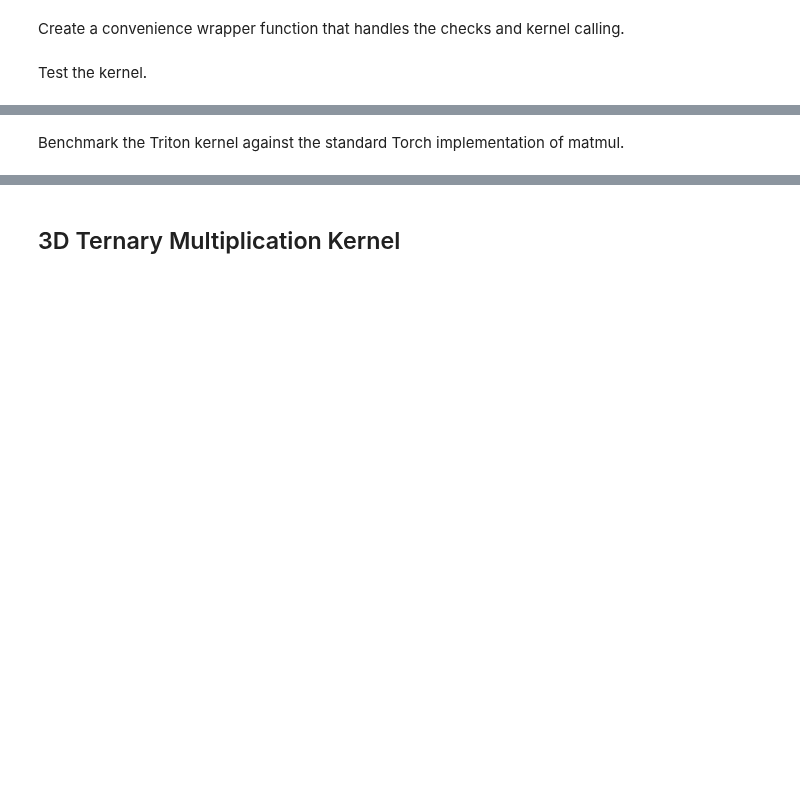
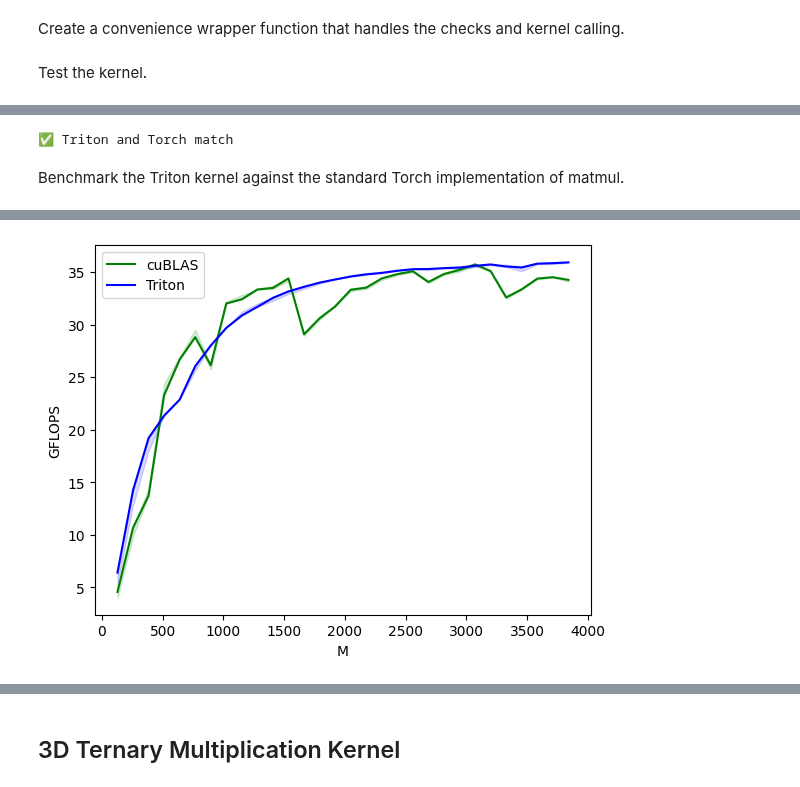
Before and after one commit to PhotonicGluon/Keras-MatMulLess, a Jupyter notebook: Ternary_Multiplication_in_Triton.ipynb, the cells around one changed output, grey strips where cells are left out. Drawn from its saved outputs; the diff is of its cells as text; code cells hidden in the pictures; blank space fills up the shorter version.

```diff
--- a/Ternary_Multiplication_in_Triton.ipynb
+++ b/Ternary_Multiplication_in_Triton.ipynb
@@ -157,7 +165,7 @@ def ternary_mul_2d_kernel(
     """
     Kernel for computing the ternary multiplication
         z = xW
-    `x` has shape `(1, M)`, `W` has shape `(M, N)`, and `z` has shape `(1, N)`.
+    `x` has shape `(M,)`, `W` has shape `(M, N)`, and `z` has shape `(N,)`.
     """
 
     # ----------------------------------------------------------
@@ -233,7 +241,7 @@ def ternary_mul_2d(x, w, scale):
 # %% [markdown]
 Test the kernel.
 # %%
-# X_LEN = 256  # x is the 1D vector
-# W_LEN = 256  # W is the quantized weights matrix
-# W_SIZE = (X_LEN, W_LEN)
+X_LEN = 256  # x is the 1D vector
+W_LEN = 256  # W is the quantized weights matrix
+W_SIZE = (X_LEN, W_LEN)
 # %%
@@ -251,42 +297,45 @@ Test the kernel.
 # %%
-# if torch.allclose(triton_output, torch_output, atol=1e-3):
-#     print("✅ Triton and Torch match")
-# else:
-#     raise ValueError("❌ Triton and Torch differ")
+if torch.allclose(triton_output, torch_output, atol=1e-3):
+    print("✅ Triton and Torch match")
+else:
+    raise ValueError("❌ Triton and Torch differ")
+# %% [output]
+✅ Triton and Torch match
 # %% [markdown]
 Benchmark the Triton kernel against the standard Torch implementation of matmul.
 # %%
-# ref_lib = "cuBLAS"
+ref_lib = "cuBLAS"
 
-# configs = [
-#     triton.testing.Benchmark(
-#         x_names=["M", "N"],  # Argument names to use as an x-axis for the plot
-#         x_vals=[128 * i for i in range(1, 31)],  # Different possible values for `x_name`
-#         line_arg="provider",  # Argument name whose value corresponds to a different line in the plot
-#         # Possible values for `line_arg`
-#         line_vals=[ref_lib.lower(), "triton"],  # Label name for the lines
-#         line_names=[ref_lib, "Triton"],  # Line styles
-#         styles=[("green", "-"), ("blue", "-")],
-#         ylabel="GFLOPS",  # Label name for the y-axis
-#         plot_name="ternary-mul-2d-performance",  # Name for the plot, used also as a file name for saving the plot.
-#         args={},
-#     )
-# ]
+configs = [
+    triton.testing.Benchmark(
+        x_names=["M", "N"],  # Argument names to use as an x-axis for the plot
+        x_vals=[128 * i for i in range(1, 31)],  # Different possible values for `x_name`
+        line_arg="provider",  # Argument name whose value corresponds to a different line in the plot
+        # Possible values for `line_arg`
+        line_vals=[ref_lib.lower(), "triton"],  # Label name for the lines
+        line_names=[ref_lib, "Triton"],  # Line styles
+        styles=[("green", "-"), ("blue", "-")],
+        ylabel="GFLOPS",  # Label name for the y-axis
+        plot_name="ternary-mul-2d-performance",  # Name for the plot, used also as a file name for saving the plot.
+        args={},
+    )
+]
 
-# @triton.testing.perf_report(configs)
-# def benchmark(M, N, provider):
-#     print(f"Trial when M = {M} and N = {N} for {provider}")
-#     x = torch.rand(M, device="cuda")
-#     w = torch.tensor([-1.0, 0.0, 1.0], device="cuda")[torch.randint(2, (M, N))]
-#     scale = torch.rand(1, dtype=torch.float32).item()
+@triton.testing.perf_report(configs)
+def benchmark(M, N, provider):
+    print(f"Trial when M = {M} and N = {N} for {provider}")
+    x = torch.rand(M, device="cuda")
+    w = torch.tensor([-1.0, 0.0, 1.0], device="cuda")[torch.randint(2, (M, N))]
+    scale = torch.rand(1, dtype=torch.float32).item()
 
-#     quantiles = [0.5, 0.2, 0.8]
-#     if provider == ref_lib.lower():
-#         ms, min_ms, max_ms = triton.testing.do_bench(lambda: torch.matmul(x, w) / scale, quantiles=quantiles)
-#     if provider == "triton":
-#         ms, min_ms, max_ms = triton.testing.do_bench(lambda: ternary_mul_2d(x, w, scale), quantiles=quantiles)
-#     gflops = lambda ms: 2 * M * N * 1e-9 / (ms * 1e-3)
-#     return gflops(ms), gflops(max_ms), gflops(min_ms)
+    quantiles = [0.5, 0.2, 0.8]
+    if provider == ref_lib.lower():
+        ms, min_ms, max_ms = triton.testing.do_bench(lambda: torch.matmul(x, w) / scale, quantiles=quantiles)
+    if provider == "triton":
+        ms, min_ms, max_ms = triton.testing.do_bench(lambda: ternary_mul_2d(x, w, scale), quantiles=quantiles)
+    gflops = lambda ms: 2 * M * N * 1e-9 / (ms * 1e-3)
+    return gflops(ms), gflops(max_ms), gflops(min_ms)
 
 
-# benchmark.run(show_plots=True, print_data=True)
+benchmark.run(show_plots=True, print_data=True)
+# %% [output]
@@ -292,0 +359 @@ Benchmark the Triton kernel against the standard Torch implementation of matmul.
+[figure, added]
```
Also changed, not shown: parts of 14 cells of this notebook.
